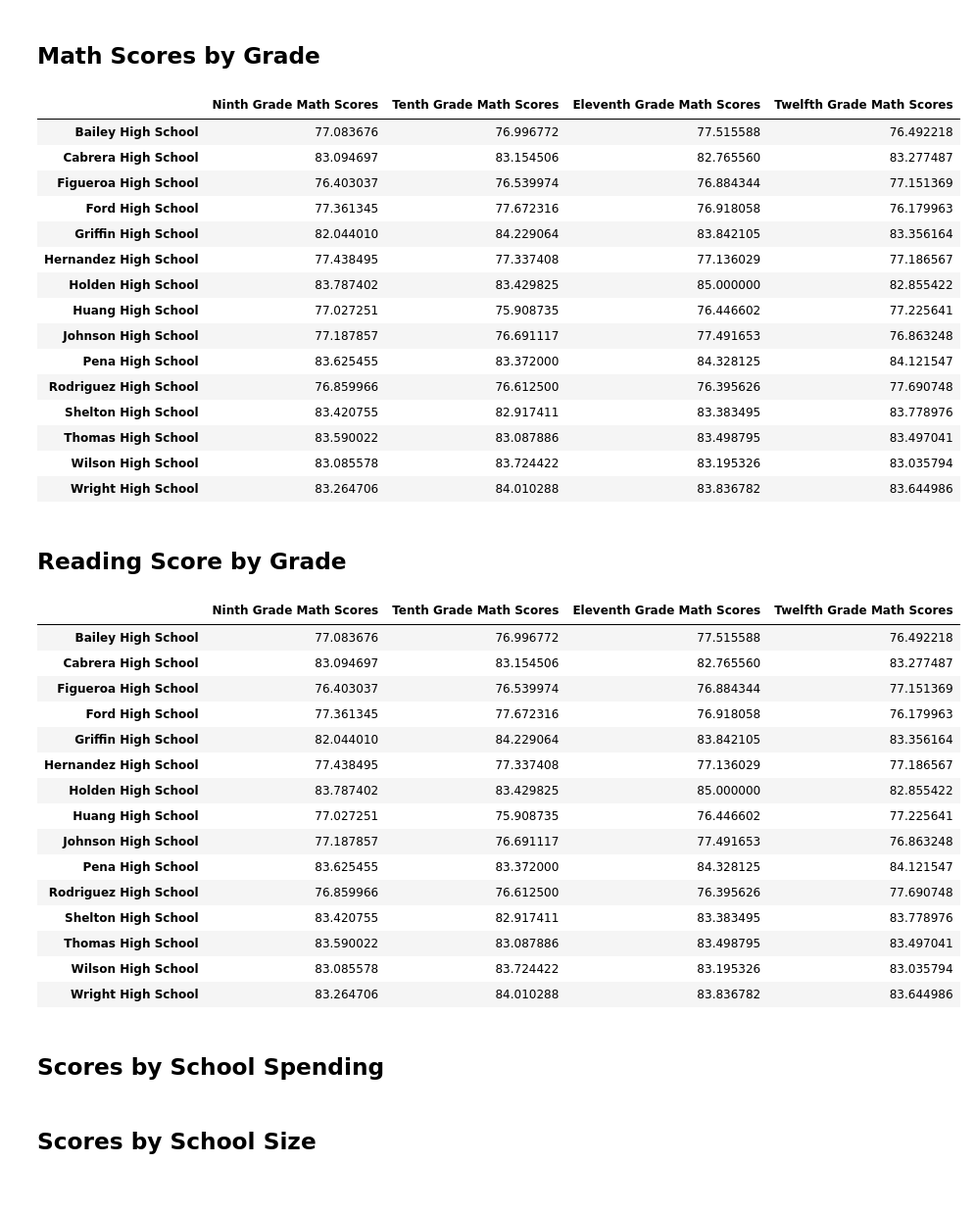
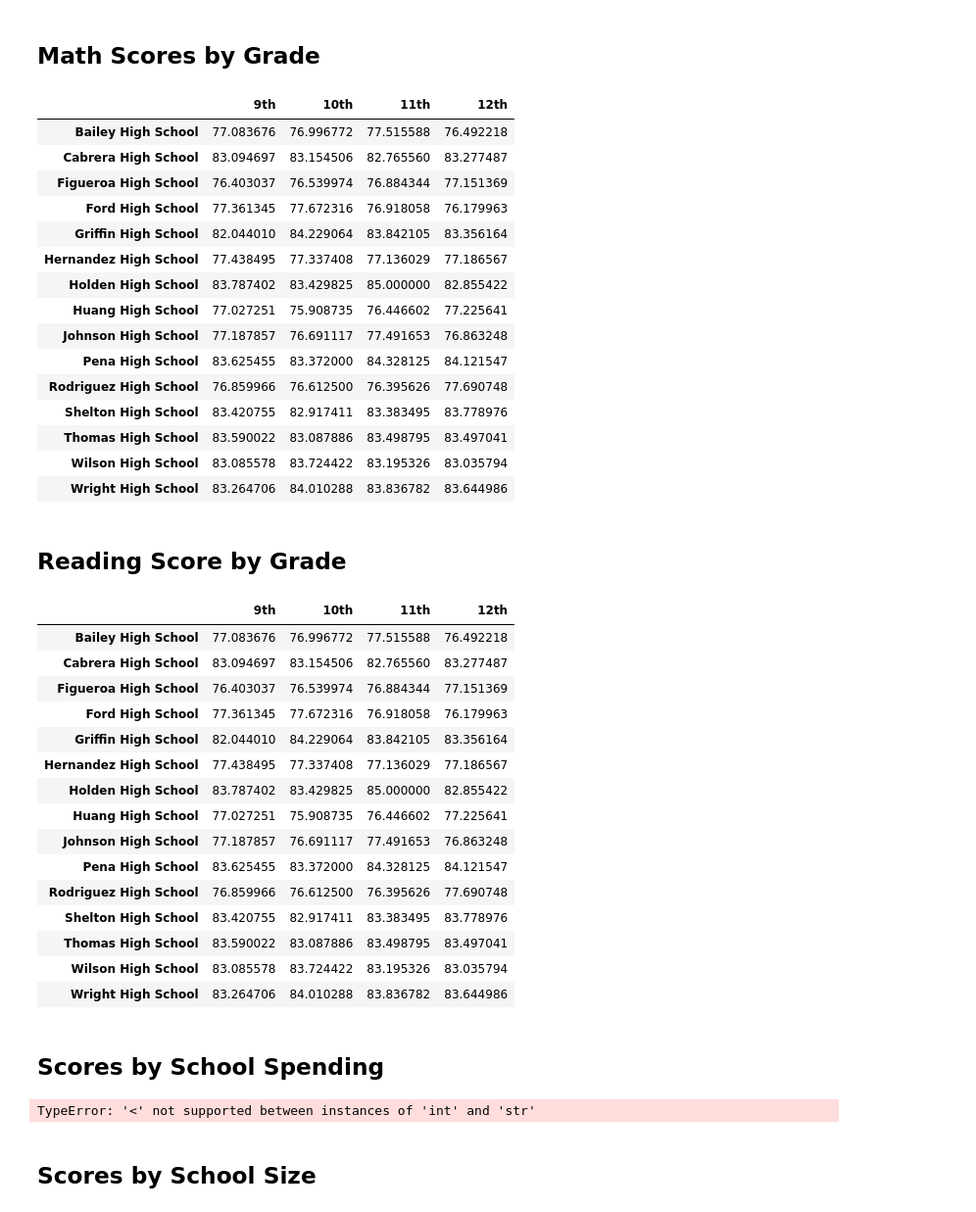
Before and after one commit to schuttlerc/pandas-challenge, a Jupyter notebook: PyCitySchools/PyCitySchools.ipynb, the cells around one changed output. Shown at 98% size. Saved outputs shown, nothing was run; the diff lists cells and outputs as text; code cells hidden in the pictures.

```diff
--- a/PyCitySchools/PyCitySchools.ipynb
+++ b/PyCitySchools/PyCitySchools.ipynb
@@ -427,29 +427,29 @@ bottom_schools.head(5)
 # %%
 # Use the code provided to separate the data by grade
 ninth_graders = school_data_complete[(school_data_complete["grade"] == "9th")]
 tenth_graders = school_data_complete[(school_data_complete["grade"] == "10th")]
 eleventh_graders = school_data_complete[(school_data_complete["grade"] == "11th")]
 twelfth_graders = school_data_complete[(school_data_complete["grade"] == "12th")]
 
 # Group by `school_name` and take the mean of the `math_score` column for each.
 ninth_grade_math_scores = ninth_graders.groupby(["school_name"])["math_score"].mean()
 tenth_grader_math_scores = tenth_graders.groupby(["school_name"])["math_score"].mean()
 eleventh_grader_math_scores = eleventh_graders.groupby(["school_name"])["math_score"].mean()
 twelfth_grader_math_scores = twelfth_graders.groupby(["school_name"])["math_score"].mean()
 
 # Combine each of the scores above into single DataFrame called `math_scores_by_grade`
-math_scores_by_grade = pd.DataFrame({"Ninth Grade Math Scores": ninth_grade_math_scores,
-                                     "Tenth Grade Math Scores": tenth_grader_math_scores,
-                                     "Eleventh Grade Math Scores": eleventh_grader_math_scores,
-                                     "Twelfth Grade Math Scores": twelfth_grader_math_scores})
+math_scores_by_grade = pd.DataFrame({"9th": ninth_grade_math_scores,
+                                     "10th": tenth_grader_math_scores,
+                                     "11th": eleventh_grader_math_scores,
+                                     "12th": twelfth_grader_math_scores})
 
 # Minor data wrangling
 math_scores_by_grade.index.name = None
 
 # Display the DataFrame
 math_scores_by_grade
 # %% [output]
-|  | Ninth Grade Math Scores | Tenth Grade Math Scores | Eleventh Grade Math Scores | Twelfth Grade Math Scores |
+|  | 9th | 10th | 11th | 12th |
 | Bailey High School | 77.083676 | 76.996772 | 77.515588 | 76.492218 |
 | Cabrera High School | 83.094697 | 83.154506 | 82.765560 | 83.277487 |
 | Figueroa High School | 76.403037 | 76.539974 | 76.884344 | 77.151369 |
@@ -481,10 +481,10 @@ eleventh_grader_reading_scores = eleventh_graders.groupby(["school_name"])["read
 twelfth_grader_reading_scores = twelfth_graders.groupby(["school_name"])["reading_score"].mean()
 
 # Combine each of the scores above into single DataFrame called `reading_scores_by_grade`
-reading_scores_by_grade = pd.DataFrame({"Ninth Grade Math Scores": ninth_grade_math_scores,
-                                     "Tenth Grade Math Scores": tenth_grader_math_scores,
-                                     "Eleventh Grade Math Scores": eleventh_grader_math_scores,
-                                     "Twelfth Grade Math Scores": twelfth_grader_math_scores})
+reading_scores_by_grade = pd.DataFrame({"9th": ninth_grade_math_scores,
+                                        "10th": tenth_grader_math_scores,
+                                        "11th": eleventh_grader_math_scores,
+                                        "12th": twelfth_grader_math_scores})
 
 # Minor data wrangling
 #reading_scores_by_grade = reading_scores_by_grade[["9th", "10th", "11th", "12th"]]
@@ -493,7 +493,7 @@ reading_scores_by_grade.index.name = None
 # Display the DataFrame
 reading_scores_by_grade
 # %% [output]
-|  | Ninth Grade Math Scores | Tenth Grade Math Scores | Eleventh Grade Math Scores | Twelfth Grade Math Scores |
+|  | 9th | 10th | 11th | 12th |
 | Bailey High School | 77.083676 | 76.996772 | 77.515588 | 76.492218 |
 | Cabrera High School | 83.094697 | 83.154506 | 82.765560 | 83.277487 |
 | Figueroa High School | 76.403037 | 76.539974 | 76.884344 | 77.151369 |
@@ -520,8 +520,11 @@ labels = ["<$585", "$585-630", "$630-645", "$645-680"]
 school_spending_df = per_school_summary.copy()
 # %%
 # Use `pd.cut` to categorize spending based on the bins.
-school_spending_df["Spending Ranges (Per Student)"] =
+school_spending_df["Spending Ranges (Per Student)"] = pd.cut(school_spending_df["Per Student Budget"],
+                                                             spending_bins, labels=labels, include_lowest=True)
 school_spending_df
+# %% [output]
+TypeError: '<' not supported between instances of 'int' and 'str'
 # %%
 #  Calculate averages for the desired columns.
 spending_math_scores = school_spending_df.groupby(["Spending Ranges (Per Student)"])["Average Math Score"].mean()
```
